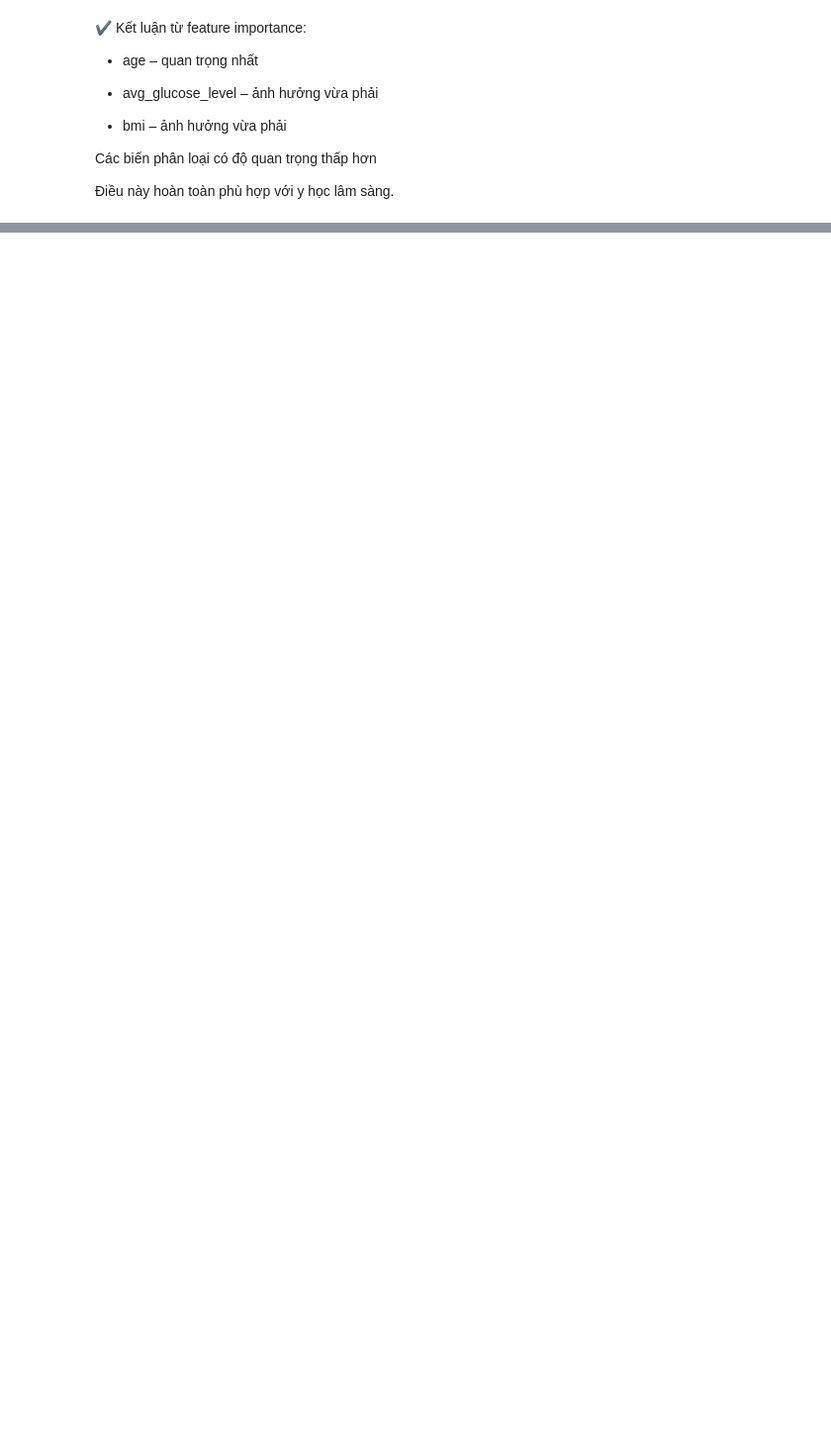
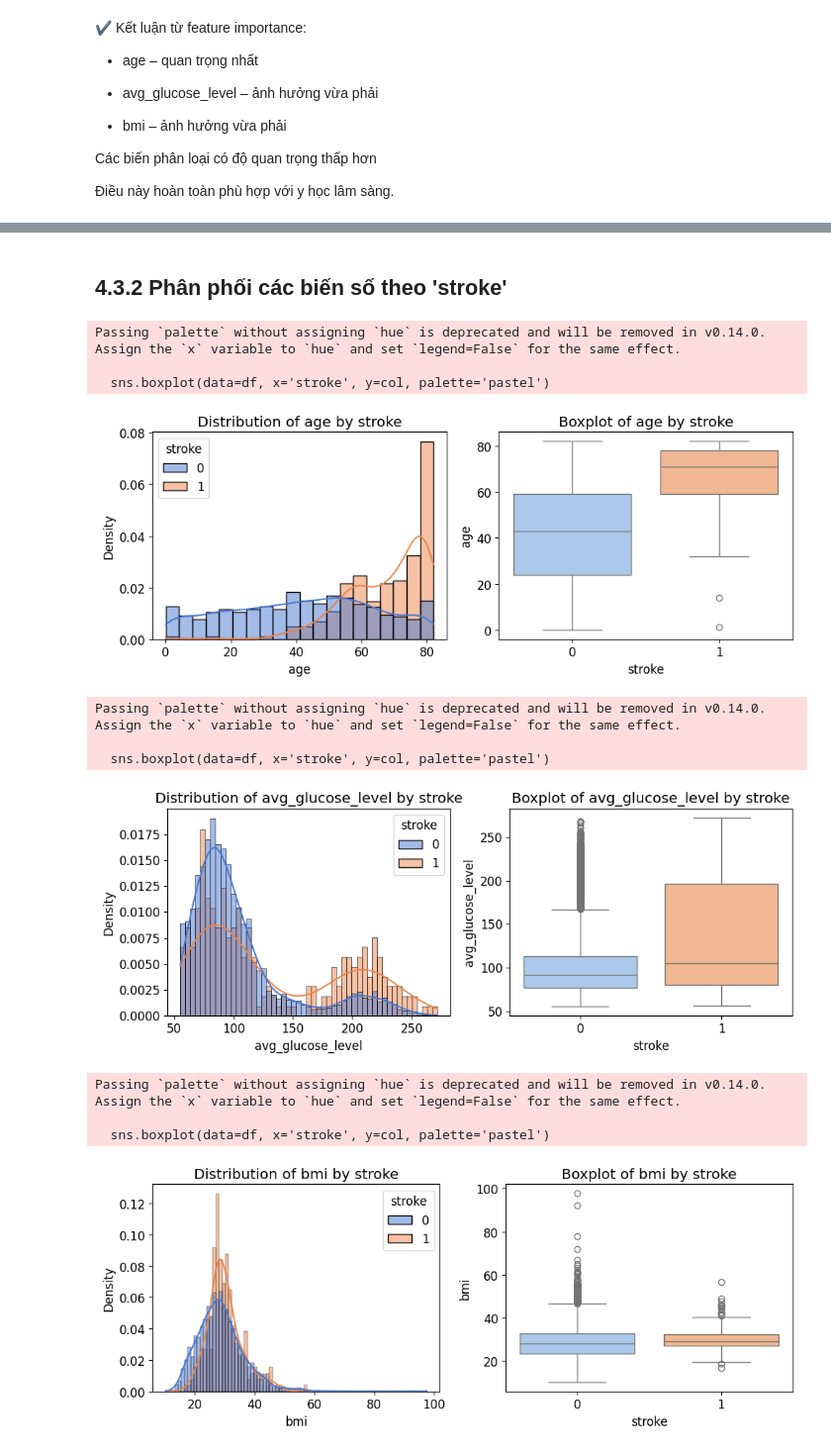
Before and after one commit to Toan510/DataAnalyst_STROKE, a Jupyter notebook: exerciese/DOAN_CUOIKY/phancum_phannhom_trucquanhoa.ipynb, the cells around one changed output, grey strips where cells are left out. Shown at 99% size. Drawn from its saved outputs; the diff is of its cells as text; code cells hidden in the pictures; blank space fills up the shorter version.

```diff
--- a/exerciese/DOAN_CUOIKY/phancum_phannhom_trucquanhoa.ipynb
+++ b/exerciese/DOAN_CUOIKY/phancum_phannhom_trucquanhoa.ipynb
@@ -727,22 +584,0 @@ plt.show()
-# %%
-fig, axes = plt.subplots(2, 3, figsize=(18, 12))
-axes = axes.ravel()
-
-cat_plots = [
-    ('gender', 'Giới tính'),
-    ('ever_married', 'Đã từng kết hôn'),
-    ('work_type', 'Loại công việc'),
-    ('Residence_type', 'Nơi cư trú'),
-    ('smoking_status', 'Tình trạng hút thuốc'),
-    ('hypertension', 'Tăng huyết áp')
-]
-
-for i, (col, title) in enumerate(cat_plots):
-    sns.countplot(data=df, x=col, hue='stroke', ax=axes[i], palette='Set1', alpha=0.9)
-    axes[i].set_title(f'Phân bố {title} theo đột quỵ', fontsize=14)
-    axes[i].set_xlabel('')
-    axes[i].legend(title='Đột quỵ', labels=['Không', 'Có'])
-
-plt.suptitle('Phân bố các biến phân loại theo tình trạng đột quỵ', y=1.02, fontsize=18)
-plt.tight_layout()
-plt.show()
@@ -801,0 +672,35 @@ plt.show()
+# %% [markdown]
+## 4.3.2 Phân phối các biến số theo 'stroke'
+# %%
+
+import matplotlib.pyplot as plt
+import seaborn as sns
+import numpy as np
+
+num_cols_plot = ['age','avg_glucose_level','bmi']
+plt.rcParams.update({'figure.max_open_warning': 0})
+for col in num_cols_plot:
+    plt.figure(figsize=(10,4))
+    plt.subplot(1,2,1)
+    sns.histplot(data=df, x=col, hue='stroke', kde=True, stat='density', common_norm=False, palette='muted')
+    plt.title(f'Distribution of {col} by stroke')
+
+    plt.subplot(1,2,2)
+    sns.boxplot(data=df, x='stroke', y=col, palette='pastel')
+    plt.title(f'Boxplot of {col} by stroke')
+
+    plt.tight_layout()
+    plt.show()
+# %% [output]
+Passing `palette` without assigning `hue` is deprecated and will be removed in v0.14.0. Assign the `x` variable to `hue` and set `legend=False` for the same effect.
+
+  sns.boxplot(data=df, x='stroke', y=col, palette='pastel')
+[figure, added]
+Passing `palette` without assigning `hue` is deprecated and will be removed in v0.14.0. Assign the `x` variable to `hue` and set `legend=False` for the same effect.
+
+  sns.boxplot(data=df, x='stroke', y=col, palette='pastel')
+[figure, added]
+Passing `palette` without assigning `hue` is deprecated and will be removed in v0.14.0. Assign the `x` variable to `hue` and set `legend=False` for the same effect.
+
+  sns.boxplot(data=df, x='stroke', y=col, palette='pastel')
+[figure, added]
```
Also changed, not shown: parts of 31 cells of this notebook.
